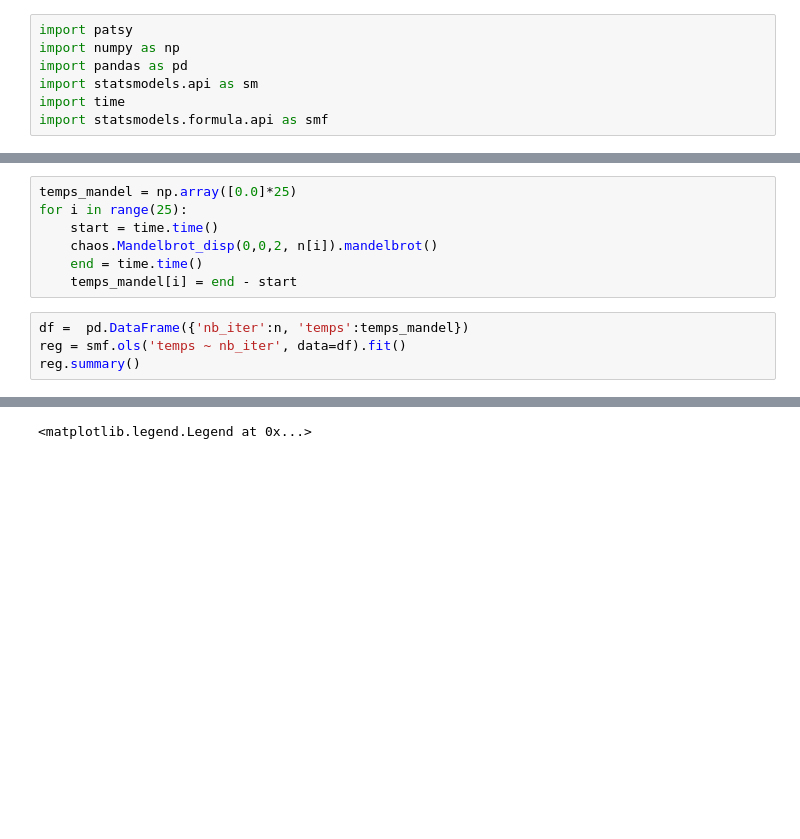
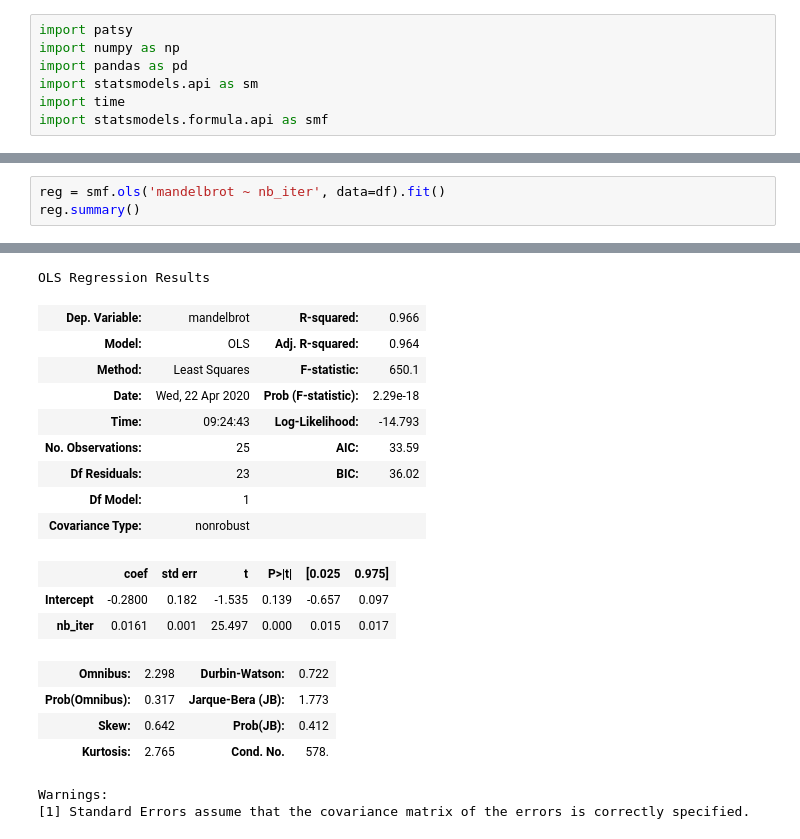
Before and after one commit to tanglef/chaoseverywhere, a Jupyter notebook: chaoseverywhere/Sketch/Sys path.ipynb, the cells around one changed output, grey strips where cells are left out. Drawn from its saved outputs; the diff is of its cells as text; blank space fills up the shorter version.

```diff
--- a/chaoseverywhere/Sketch/Sys path.ipynb
+++ b/chaoseverywhere/Sketch/Sys path.ipynb
@@ -56,14 +50,6 @@ OLS Regression Results
 Warnings:
 [1] Standard Errors assume that the covariance matrix of the errors is correctly specified.
-# %%
-temps_mandel = np.array([0.0]*25)
-for i in range(25):
-    start = time.time()
-    chaos.Mandelbrot_disp(0,0,2, n[i]).mandelbrot()
-    end = time.time()
-    temps_mandel[i] = end - start
 # %%
-df =  pd.DataFrame({'nb_iter':n, 'temps':temps_mandel})
-reg = smf.ols('temps ~ nb_iter', data=df).fit()
+reg = smf.ols('mandelbrot ~ nb_iter', data=df).fit()
 reg.summary()
 # %% [output]
@@ -72,4 +56,22 @@ reg.summary()
-<matplotlib.legend.Legend at 0x...>
+OLS Regression Results
+| Dep. Variable: | mandelbrot | R-squared: | 0.966 |
+| Model: | OLS | Adj. R-squared: | 0.964 |
+| Method: | Least Squares | F-statistic: | 650.1 |
+| Date: | Wed, 22 Apr 2020 | Prob (F-statistic): | 2.29e-18 |
+| Time: | 09:24:43 | Log-Likelihood: | -14.793 |
+| No. Observations: | 25 | AIC: | 33.59 |
+| Df Residuals: | 23 | BIC: | 36.02 |
+| Df Model: | 1 |  |  |
+| Covariance Type: | nonrobust |  |  |
+|  | coef | std err | t | P>|t| | [0.025 | 0.975] |
+| Intercept | -0.2800 | 0.182 | -1.535 | 0.139 | -0.657 | 0.097 |
+| nb_iter | 0.0161 | 0.001 | 25.497 | 0.000 | 0.015 | 0.017 |
+| Omnibus: | 2.298 | Durbin-Watson: | 0.722 |
+| Prob(Omnibus): | 0.317 | Jarque-Bera (JB): | 1.773 |
+| Skew: | 0.642 | Prob(JB): | 0.412 |
+| Kurtosis: | 2.765 | Cond. No. | 578. |
+Warnings:
+[1] Standard Errors assume that the covariance matrix of the errors is correctly specified.
 # %%
 plt.style.use('ggplot')
 plt.figure(1)
```
Also changed, not shown: parts of 6 cells of this notebook, 1 other file.
